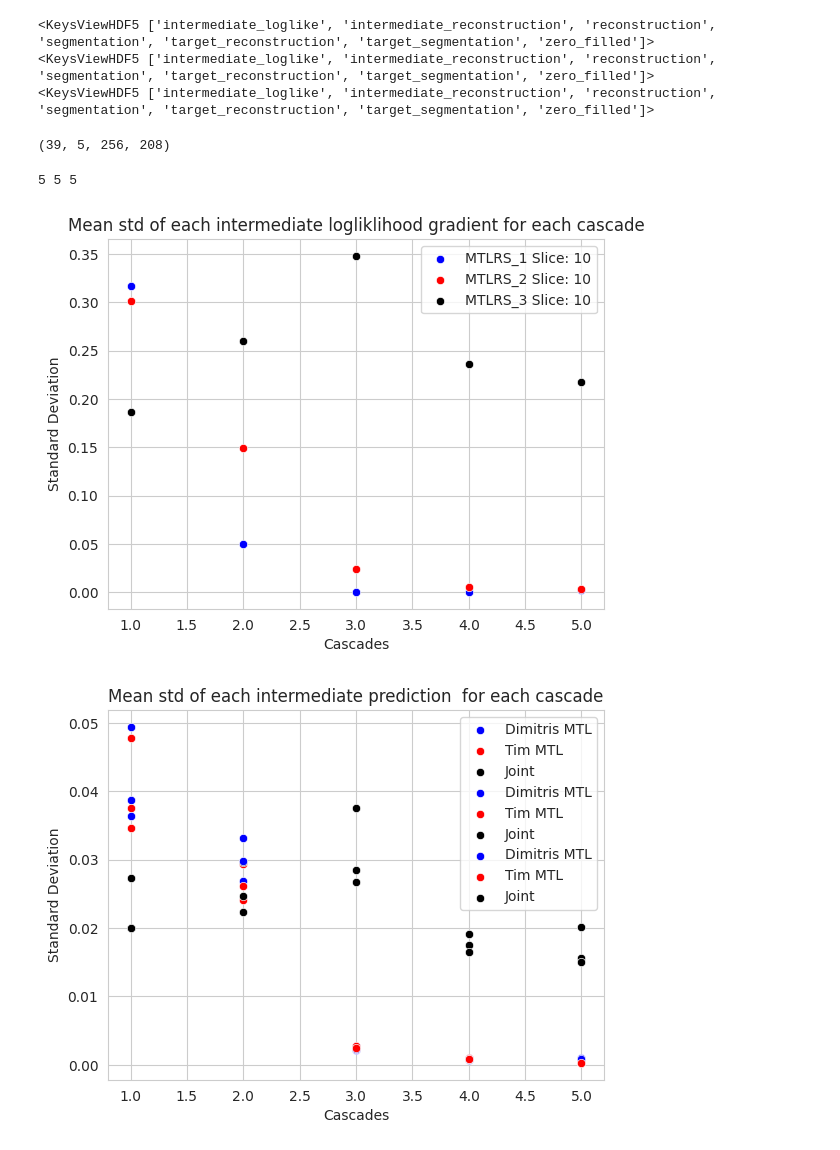
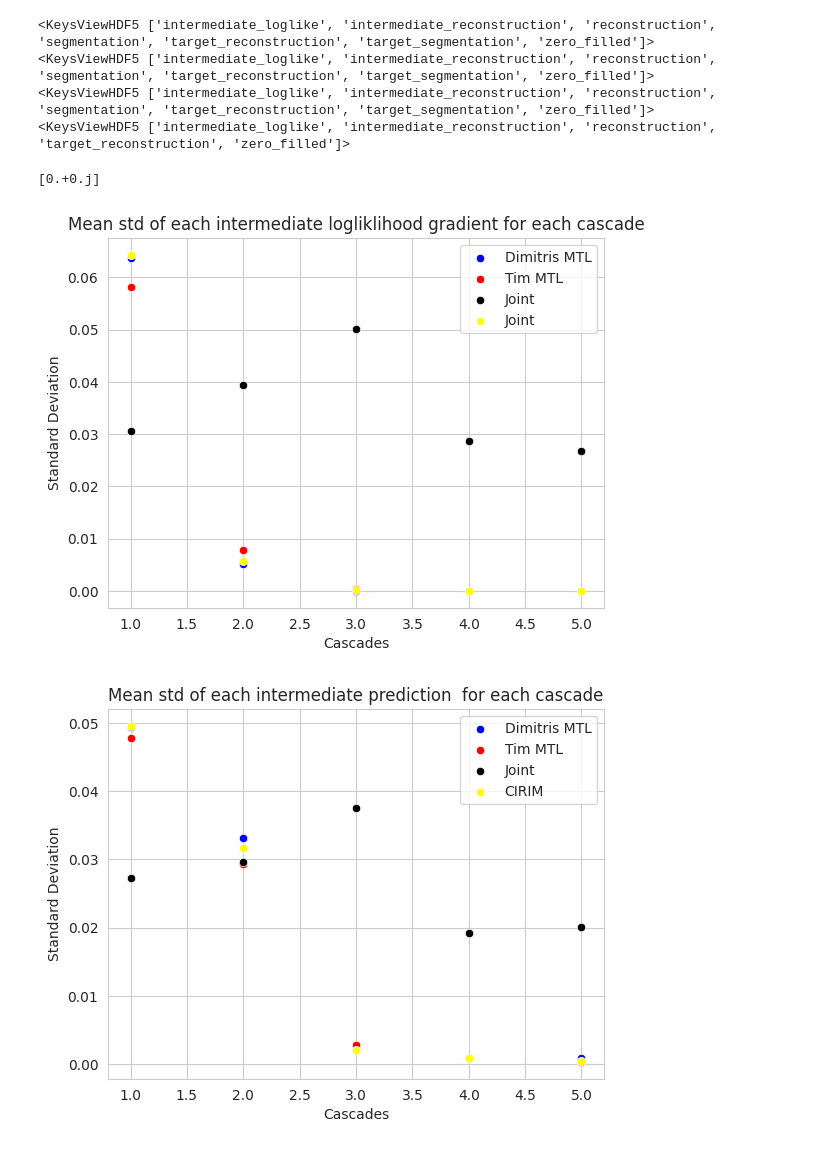
Before and after one commit to TimPaquaij/atommic, a Jupyter notebook: projects/MTL/rs/SKMTEA/Visualize_SD_IP.ipynb, the cells around one changed output. Cells and saved outputs as stored; diff of their text form; code cells hidden in the pictures.

```diff
--- a/projects/MTL/rs/SKMTEA/Visualize_SD_IP.ipynb
+++ b/projects/MTL/rs/SKMTEA/Visualize_SD_IP.ipynb
@@ -483,50 +483,64 @@ with h5py.File(fname, "r") as f:
     # zero_filled_3  = f['zero_filled'][()].squeeze()
     inter_rec_mtlrs_3  = f['intermediate_reconstruction'][()].squeeze()
 #scan_mtlrs = inter_rec[:,0,...]
+
+fname = "/data/projects/utwente/recon/SKM-TEA_small/v1-release/predictions/CIRIM_SENSE/predictions_4x/2024-03-15_13-26-08/predictions/MTR_005.h5"
+with h5py.File(fname, "r") as f:
+    print(f.keys())
+    # print(f.keys())
+    scan_cirim = f['reconstruction'][()].squeeze()
+    #target_cirim_3  = f['target_reconstruction'][()].squeeze()
+    # segmentation_labels_org_3  = f['target_segmentation'][()].squeeze()
+    loglike_cirim  = f['intermediate_loglike'][()].squeeze()
+    zero_filled_cirim = f['zero_filled'][()].squeeze()
+    inter_rec_cirim  = f['intermediate_reconstruction'][()].squeeze()
+#scan_cirim = inter_rec[:,0,...]
 # %% [output]
 <KeysViewHDF5 ['intermediate_loglike', 'intermediate_reconstruction', 'reconstruction', 'segmentation', 'target_reconstruction', 'target_segmentation', 'zero_filled']>
 <KeysViewHDF5 ['intermediate_loglike', 'intermediate_reconstruction', 'reconstruction', 'segmentation', 'target_reconstruction', 'target_segmentation', 'zero_filled']>
 <KeysViewHDF5 ['intermediate_loglike', 'intermediate_reconstruction', 'reconstruction', 'segmentation', 'target_reconstruction', 'target_segmentation', 'zero_filled']>
+<KeysViewHDF5 ['intermediate_loglike', 'intermediate_reconstruction', 'reconstruction', 'target_reconstruction', 'zero_filled']>
-# %%
-#Check if zero filled and target are the same
-print(segmentations_mtlrs_3.shape)
-# %% [output]
-(39, 5, 256, 208)
+# %%
+print(np.unique(zero_filled_cirim.reshape(1,-1)-zero_filled_mtlrs_1.reshape(1,-1)))
+# %% [output]
+[0.+0.j]
 # %%
 plt.figure()
 for idx in [10]:
-    un_max_mtlrs_1 = [np.max(loglike_mtlrs_1[idx,1,i].reshape(1,-1)).real for i in range(loglike_mtlrs_1.shape[2])]
-    un_max_mtlrs_2 = [np.max(loglike_mtlrs_2[idx,1,i].reshape(1,-1)).real for i in range(loglike_mtlrs_2.shape[2])]
-    un_max_mtlrs_3 = [np.max(loglike_mtlrs_3[idx,1,i].reshape(1,-1)).real for i in range(loglike_mtlrs_3.shape[2])]
-    print(len(un_max_mtlrs_1),len(un_max_mtlrs_2),len(un_max_mtlrs_3))
-    data_frame = pd.DataFrame({'MTLRS_1':un_max_mtlrs_1,'MTLRS_2':un_max_mtlrs_2,'MTLRS_3':un_max_mtlrs_3,'Cascades':[1,2,3,4,5]})
-    sns.scatterplot(data=data_frame,x=data_frame.Cascades,y=data_frame.MTLRS_1, label= f"MTLRS_1 Slice: {idx}",color="blue")
-    sns.scatterplot(data=data_frame,x=data_frame.Cascades,y=data_frame.MTLRS_2, label= f"MTLRS_2 Slice: {idx}",color="red")
-    sns.scatterplot(data=data_frame,x=data_frame.Cascades,y=data_frame.MTLRS_3, label= f"MTLRS_3 Slice: {idx}",color="black")
+    un_max_mtlrs_1 = [np.mean(loglike_mtlrs_1[idx,1,i].reshape(1,-1)).real for i in range(loglike_mtlrs_1.shape[2])]
+    un_max_mtlrs_2 = [np.mean(loglike_mtlrs_2[idx,1,i].reshape(1,-1)).real for i in range(loglike_mtlrs_2.shape[2])]
+    un_max_mtlrs_3 = [np.mean(loglike_mtlrs_3[idx,1,i].reshape(1,-1)).real for i in range(loglike_mtlrs_3.shape[2])]
+    un_max_cirim = [np.mean(loglike_cirim[idx,1,i].reshape(1,-1)).real for i in range(loglike_cirim.shape[2])]
+    data_frame = pd.DataFrame({'MTLRS_1':un_max_mtlrs_1,'MTLRS_2':un_max_mtlrs_2,'MTLRS_3':un_max_mtlrs_3,"CIRIM":un_max_cirim,'Cascades':[1,2,3,4,5]})
+    sns.scatterplot(data=data_frame,x=data_frame.Cascades,y=data_frame.MTLRS_1, label= f"Dimitris MTL",color="blue")
+    sns.scatterplot(data=data_frame,x=data_frame.Cascades,y=data_frame.MTLRS_2, label= f"Tim MTL",color="red")
+    sns.scatterplot(data=data_frame,x=data_frame.Cascades,y=data_frame.MTLRS_3, label= f"Joint",color="black")
+    sns.scatterplot(data=data_frame,x=data_frame.Cascades,y=data_frame.CIRIM, label= f"Joint",color="Yellow")
 
 plt.title("Mean std of each intermediate logliklihood gradient for each cascade")
 plt.ylabel('Standard Deviation')
 plt.savefig('/scratch/tmpaquaij/Figures/Inteermediate_prediction_mean_std.png')
 # %% [output]
-5 5 5
-[figure, old version]
+[figure, new version]
 # %%
-for idx in [0,10,20]:
+for idx in [10]:
     un_max_mtlrs_1 = [np.mean(inter_rec_mtlrs_1[idx,1,i].reshape(1,-1)).real for i in range(inter_rec_mtlrs_1.shape[2])]
     un_max_mtlrs_2 = [np.mean(inter_rec_mtlrs_2[idx,1,i].reshape(1,-1)).real for i in range(inter_rec_mtlrs_2.shape[2])]
     un_max_mtlrs_3 = [np.mean(inter_rec_mtlrs_3[idx,1,i].reshape(1,-1)).real for i in range(inter_rec_mtlrs_3.shape[2])]
+    un_max_cirim = [np.mean(inter_rec_cirim[idx,1,i].reshape(1,-1)).real for i in range(inter_rec_cirim.shape[2])]
 
-    data_frame = pd.DataFrame({'MTLRS_1':un_max_mtlrs_1,'MTLRS_2':un_max_mtlrs_2,'MTLRS_3':un_max_mtlrs_3,'Cascades':[1,2,3,4,5]})
+    data_frame = pd.DataFrame({'MTLRS_1':un_max_mtlrs_1,'MTLRS_2':un_max_mtlrs_2,'MTLRS_3':un_max_mtlrs_3,"CIRIM":un_max_cirim,'Cascades':[1,2,3,4,5]})
     sns.scatterplot(data=data_frame,x=data_frame.Cascades,y=data_frame.MTLRS_1, label= f"Dimitris MTL",color="blue")
     sns.scatterplot(data=data_frame,x=data_frame.Cascades,y=data_frame.MTLRS_2, label= f"Tim MTL",color="red")
     sns.scatterplot(data=data_frame,x=data_frame.Cascades,y=data_frame.MTLRS_3, label= f"Joint",color="black")
+    sns.scatterplot(data=data_frame,x=data_frame.Cascades,y=data_frame.CIRIM, label= f"CIRIM",color="yellow")
 
 
 plt.title("Mean std of each intermediate prediction  for each cascade")
 plt.ylabel('Standard Deviation')
 plt.savefig('/scratch/tmpaquaij/Figures/Inteermediate_prediction_mean_std.png')
 # %% [output]
-[figure, old version]
+[figure, new version]
 # %%
 sl = 5
 output ='stacked'
```
Also changed, not shown: parts of 1 cell of this notebook, 19 other files.
